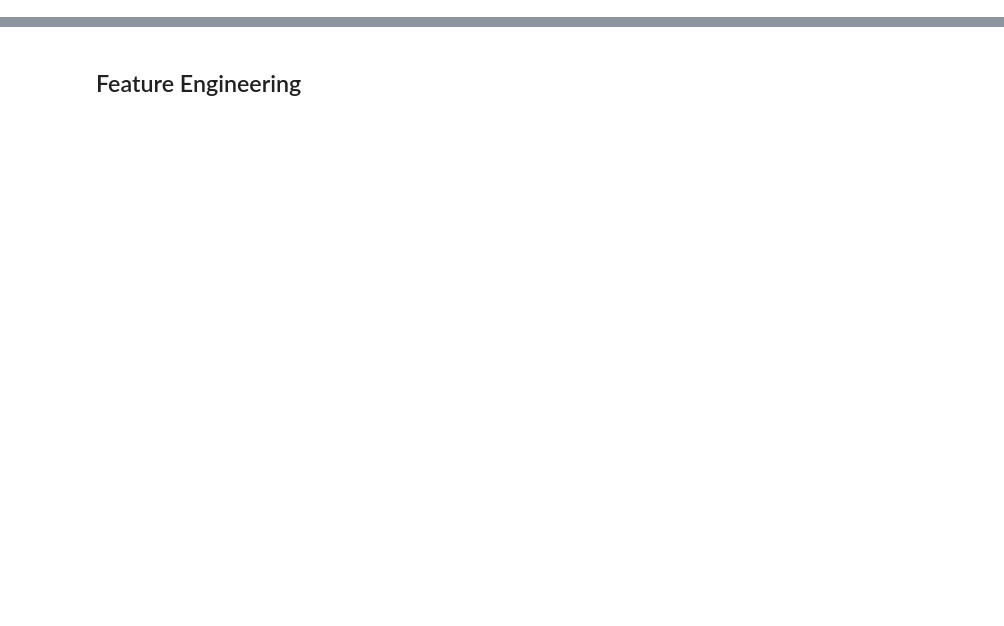
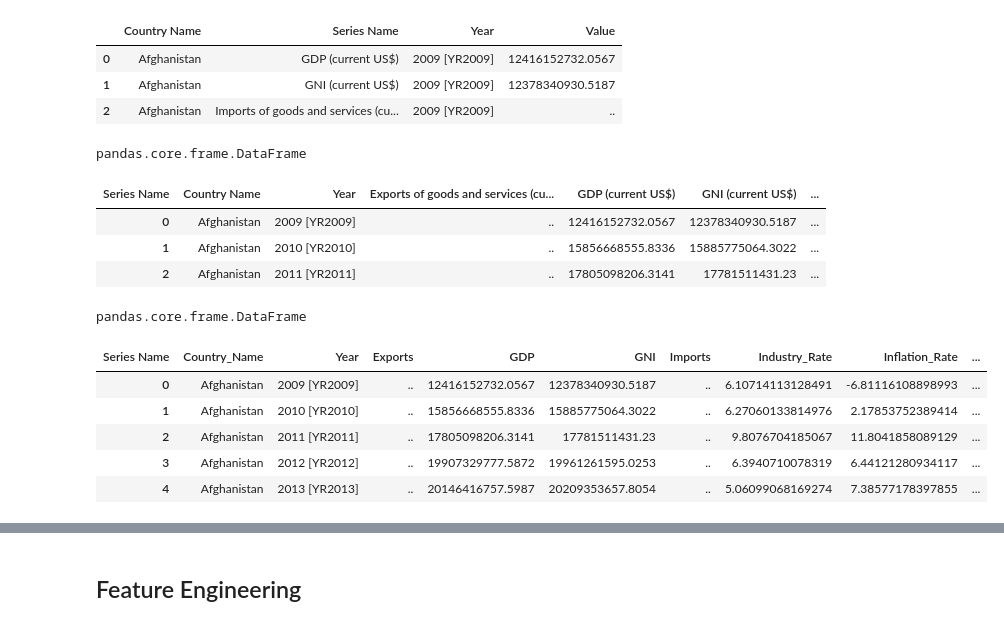
Before and after one commit to koto253/Data_Science_Portfolio, a Jupyter notebook: Data_Preparation_Cleaning/cleaning_gdp_dataset.ipynb, the cells around one changed output, grey strips where cells are left out. Drawn from its saved outputs; the diff is of its cells as text; code cells hidden in the pictures; blank space fills up the shorter version.

```diff
--- a/Data_Preparation_Cleaning/cleaning_gdp_dataset.ipynb
+++ b/Data_Preparation_Cleaning/cleaning_gdp_dataset.ipynb
@@ -116,0 +6,4 @@ np.int64(0)
+# %%
+# loading the dataset
+df = pd.read_csv('/workspaces/Portfolio_Project/Dataset/word_develop_ind.csv')
+df.head()
@@ -116,0 +40,45 @@ np.int64(0)
+# %%
+df_melted = df.melt(id_vars=['Country Name', 'Series Name'], var_name='Year', value_name='Value')
+df_melted.head(3)
+# %% [output]
+|  | Country Name | Series Name | Year | Value |
+| 0 | Afghanistan | GDP (current US$) | 2009 [YR2009] | 12416152732.0567 |
+| 1 | Afghanistan | GNI (current US$) | 2009 [YR2009] | 12378340930.5187 |
+| 2 | Afghanistan | Imports of goods and services (cu... | 2009 [YR2009] | .. |
+# %%
+type(df_melted)
+# %% [output]
+pandas.core.frame.DataFrame
+# %%
+pivot_df =  df_melted.pivot(index=['Country Name', 'Year'], columns= 'Series Name', values='Value').reset_index()
+pivot_df.head(3)
+# %% [output]
+| Series Name | Country Name | Year | Exports of goods and services (cu... | GDP (current US$) | GNI (current US$) | ... |
+| 0 | Afghanistan | 2009 [YR2009] | .. | 12416152732.0567 | 12378340930.5187 | ... |
+| 1 | Afghanistan | 2010 [YR2010] | .. | 15856668555.8336 | 15885775064.3022 | ... |
+| 2 | Afghanistan | 2011 [YR2011] | .. | 17805098206.3141 | 17781511431.23 | ... |
+# %%
+type(pivot_df)
+# %% [output]
+pandas.core.frame.DataFrame
+# %%
+pivot_df.rename(columns={ 'Labor force, total': 'Labor_Force',
+                    'Country Name': 'Country_Name',
+                   'Exports of goods and services (current US$)' : 'Exports',
+                   'Imports of goods and services (current US$)' : 'Imports',
+                   'Industry (including construction), value added (annual % growth)' : 'Industry_Rate',
+                   'Inflation, consumer prices (annual %)' : 'Inflation_Rate',
+                   'GDP (current US$)' : 'GDP',
+                    'Population, total': 'Population',
+                    'GNI (current US$)': 'GNI',
+                }, inplace=True)
+# %%
+renamed_df = pivot_df
+renamed_df.head()
+# %% [output]
+| Series Name | Country_Name | Year | Exports | GDP | GNI | Imports | Industry_Rate | Inflation_Rate | ... |
+| 0 | Afghanistan | 2009 [YR2009] | .. | 12416152732.0567 | 12378340930.5187 | .. | 6.10714113128491 | -6.81116108898993 | ... |
+| 1 | Afghanistan | 2010 [YR2010] | .. | 15856668555.8336 | 15885775064.3022 | .. | 6.27060133814976 | 2.17853752389414 | ... |
+| 2 | Afghanistan | 2011 [YR2011] | .. | 17805098206.3141 | 17781511431.23 | .. | 9.8076704185067 | 11.8041858089129 | ... |
+| 3 | Afghanistan | 2012 [YR2012] | .. | 19907329777.5872 | 19961261595.0253 | .. | 6.3940710078319 | 6.44121280934117 | ... |
+| 4 | Afghanistan | 2013 [YR2013] | .. | 20146416757.5987 | 20209353657.8054 | .. | 5.06099068169274 | 7.38577178397855 | ... |
```
Also changed, not shown: parts of 37 cells of this notebook.
